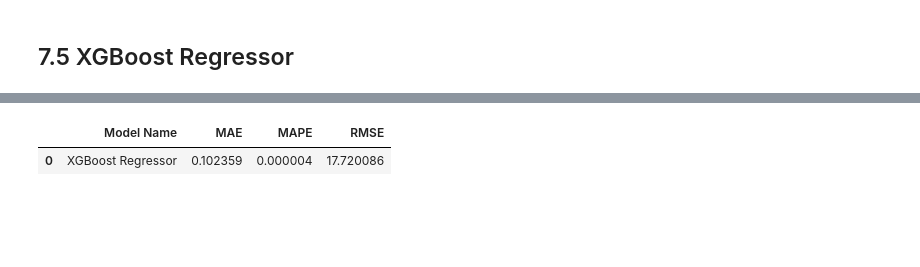
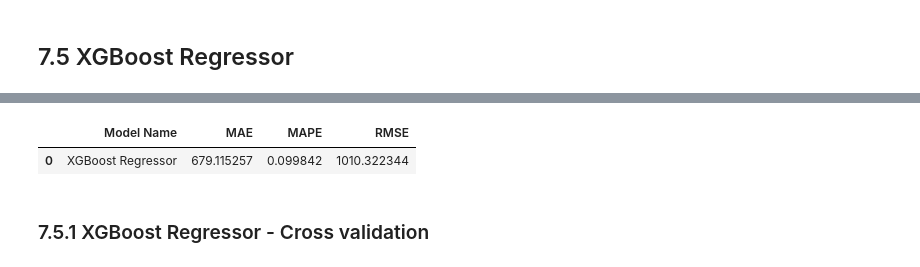
Before and after one commit to luizhdramos/Rossmann_Store_Sales, a Jupyter notebook: Notebooks/m07_v01_Store_Sales_Prediction.ipynb, the cells around one changed output, grey strips where cells are left out. Saved outputs shown, nothing was run; the diff lists cells and outputs as text; code cells hidden in the pictures; blank space fills up the shorter version.

```diff
--- a/Notebooks/m07_v01_Store_Sales_Prediction.ipynb
+++ b/Notebooks/m07_v01_Store_Sales_Prediction.ipynb
@@ -919,3 +998,9 @@ feat_to_add = ['date', 'sales']
+# %%
+# Time Series Data Preparation
+x_training = X_train[cols_selected_boruta_full]
+# data
+X_train = X_train[cols_selected_boruta]
+X_test = X_test[cols_selected_boruta]
 # %% [markdown]
 # 7.0. PASSO 01 - MACHINE LEARNING MODELLING
 # %% [markdown]
@@ -978,11 +1089,12 @@ lrr_result
 ## 7.4 Random Forest Regressor Model
 # %%
 #model
-rf = RandomForestRegressor( n_estimators=100, n_jobs=-1, random_state=42).fit(X_train_lr, y_train)
+rf = RandomForestRegressor( n_estimators=100, n_jobs=-1, random_state=42).fit(X_train, y_train)
 
 #predict
-yhat_rf = rf.predict(X_test_lr)
+yhat_rf = rf.predict(X_test)
 
 #performance
 
 rf_result = ml_error('Random Forest Regressor', np.expm1(y_test), np.expm1(yhat_rf))
+rf_result
@@ -996,9 +1123,9 @@ rf_result
 # %%
 #model
 model_xgb = xgb.XGBRegressor(objective='reg:squarederror', n_estimators=100, eta=0.01,
-                             max_depth=10, subsample=0.7, colsample_bytee=0.9).fit(X_train_lr, y_train)
+                             max_depth=10, subsample=0.7, colsample_bytee=0.05).fit(X_train, y_train)
 #predict
-yhat_xgb = model_xgb.predict(X_test_lr)
+yhat_xgb = model_xgb.predict(X_test)
 
 #performance
 
@@ -1009,3 +1136,5 @@ xgb_result
 Parameters: { "colsample_bytee" } are not used.
 |  | Model Name | MAE | MAPE | RMSE |
-| 0 | XGBoost Regressor | 0.102359 | 0.000004 | 17.720086 |
+| 0 | XGBoost Regressor | 679.115257 | 0.099842 | 1010.322344 |
+# %% [markdown]
+### 7.5.1 XGBoost Regressor - Cross validation
```
Also changed, not shown: parts of 27 cells of this notebook, 3 other files.
